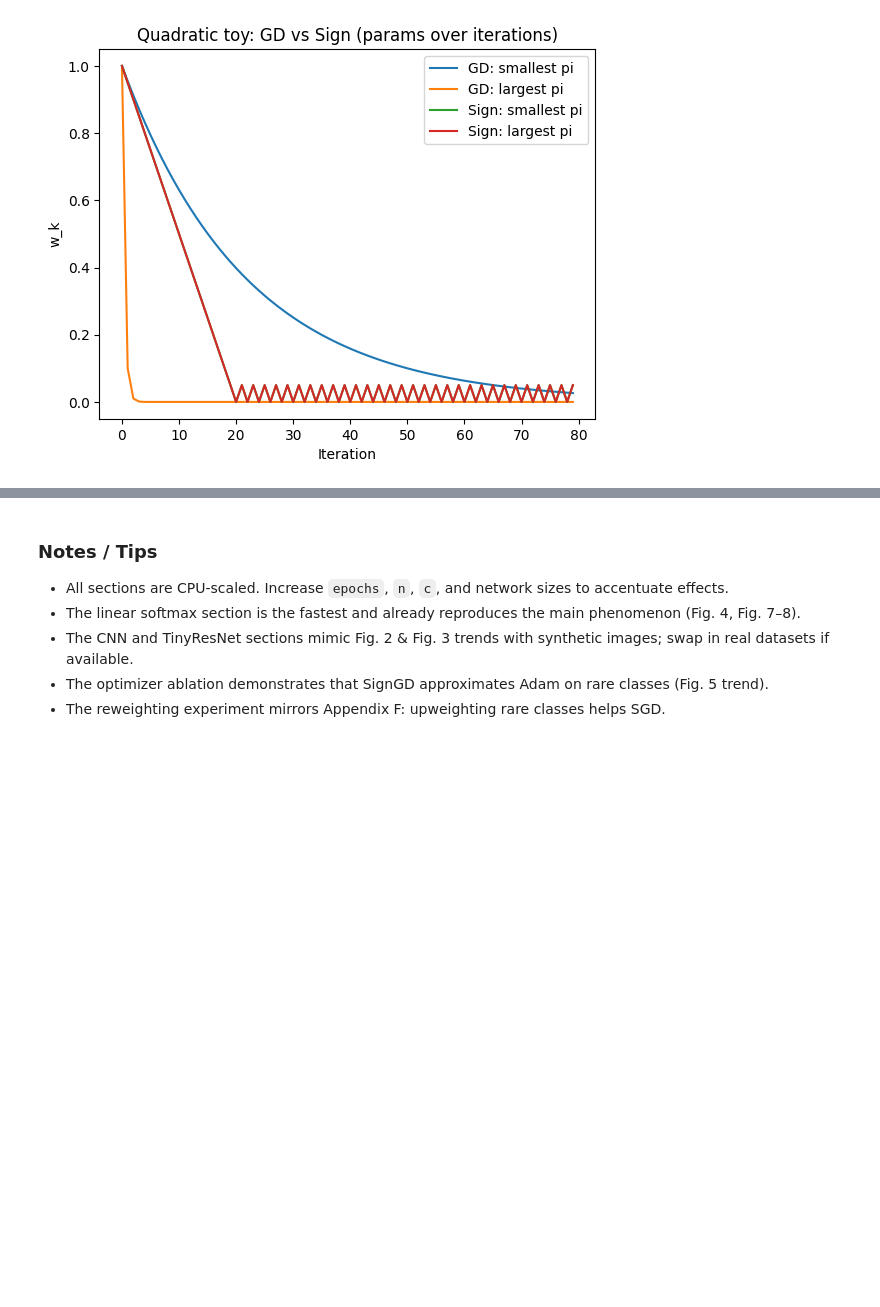
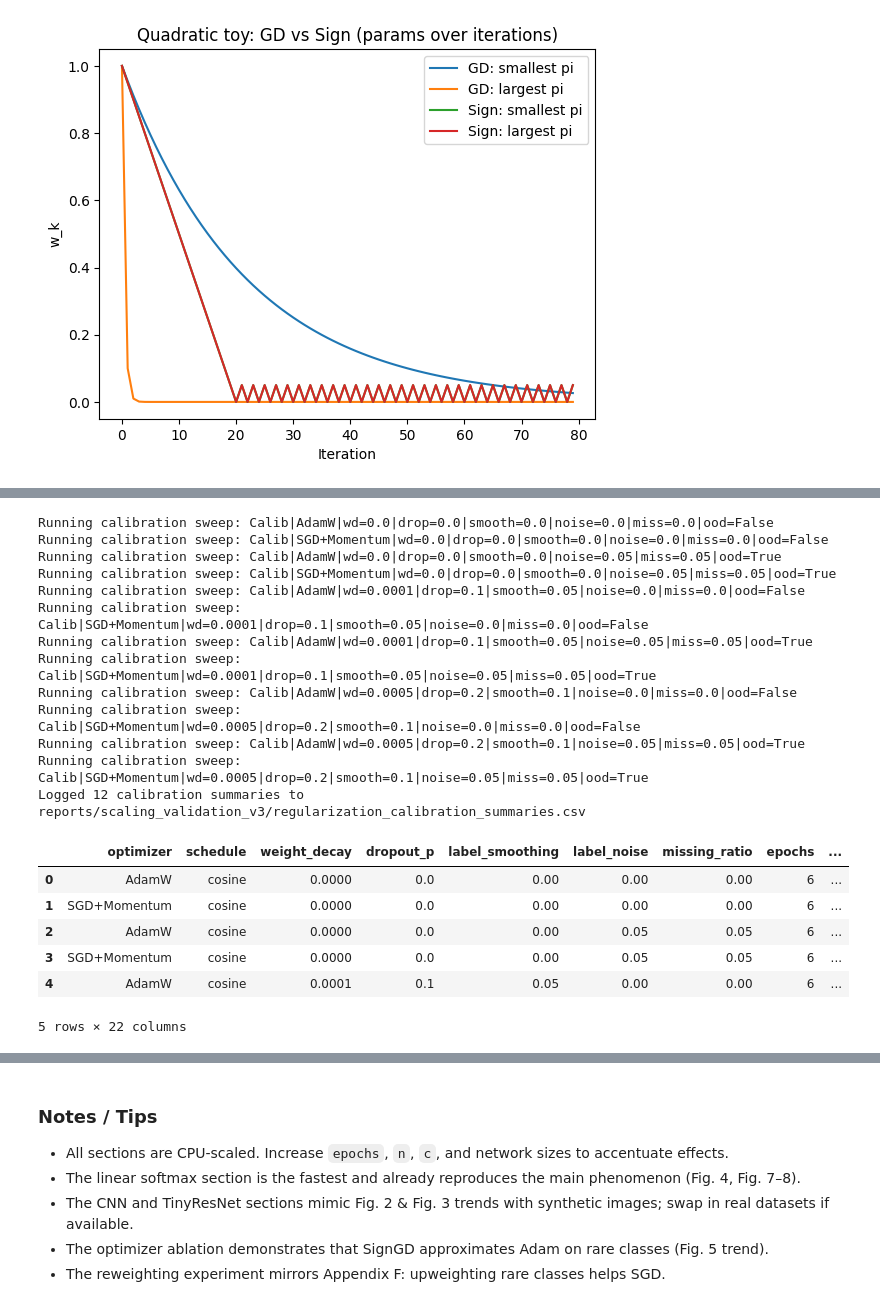
Before and after one commit to prashant2469/DSC-180a-Project-DL, a Jupyter notebook: dsc180adamvssgd.ipynb, the cells around one changed output, grey strips where cells are left out. Cells and saved outputs as stored; diff of their text form; code cells hidden in the pictures; blank space fills up the shorter version.

```diff
--- a/adam_vs_sgd_heavytail_reproduction1.ipynb
+++ b/dsc180adamvssgd.ipynb
@@ -840,0 +1391,67 @@ plt.legend(); plt.show()
+# %%
+# === Experiment Tier T3: Regularization & Calibration ===
+CALIBRATION_CSV_PATH = OUTPUT_DIR / "regularization_calibration_summaries.csv"
+
+calibration_rows: List[Dict[str, Any]] = []
+calibration_histories: Dict[str, List[Dict[str, Any]]] = {}
+
+calib_reg_grid = [
+    {"weight_decay": 0.0, "dropout_p": 0.0, "label_smoothing": 0.0},
+    {"weight_decay": 1e-4, "dropout_p": 0.1, "label_smoothing": 0.05},
+    {"weight_decay": 5e-4, "dropout_p": 0.2, "label_smoothing": 0.1},
+]
+calib_robust_grid = [
+    {"label_noise": 0.0, "missing_ratio": 0.0, "include_ood": False},
+    {"label_noise": 0.05, "missing_ratio": 0.05, "include_ood": True},
+]
+
+for reg_cfg in calib_reg_grid:
+    for robust_cfg in calib_robust_grid:
+        for optim_name in ["AdamW", "SGD+Momentum"]:
+            config_id = f"Calib|{optim_name}|wd={reg_cfg['weight_decay']}|drop={reg_cfg['dropout_p']}|smooth={reg_cfg['label_smoothing']}|noise={robust_cfg['label_noise']}|miss={robust_cfg['missing_ratio']}|ood={robust_cfg['include_ood']}"
+            print(f"Running calibration sweep: {config_id}")
+            history, summary = run_extended_experiment(
+                base_dataset=base_extended_dataset,
+                model_factory=model_registry["TinyCNN"],
+                optimizer_name=optim_name,
+                schedule_name="cosine",
+                lr=4e-4 if optim_name == "AdamW" else 5e-3,
+                subset_size=1400,
+                epochs=6,
+                seed=99,
+                **reg_cfg,
+                **robust_cfg,
+            )
+            calibration_histories[config_id] = history
+            summary.update({
+                "config_id": config_id,
+                "optimizer": optim_name,
+                "schedule": "cosine",
+            })
+            calibration_rows.append(summary)
+
+calibration_df = pd.DataFrame(calibration_rows)
+calibration_df.to_csv(CALIBRATION_CSV_PATH, index=False)
+print(f"Logged {len(calibration_rows)} calibration summaries to {CALIBRATION_CSV_PATH}")
+calibration_df.head()
+# %% [output]
+Running calibration sweep: Calib|AdamW|wd=0.0|drop=0.0|smooth=0.0|noise=0.0|miss=0.0|ood=False
+Running calibration sweep: Calib|SGD+Momentum|wd=0.0|drop=0.0|smooth=0.0|noise=0.0|miss=0.0|ood=False
+Running calibration sweep: Calib|AdamW|wd=0.0|drop=0.0|smooth=0.0|noise=0.05|miss=0.05|ood=True
+Running calibration sweep: Calib|SGD+Momentum|wd=0.0|drop=0.0|smooth=0.0|noise=0.05|miss=0.05|ood=True
+Running calibration sweep: Calib|AdamW|wd=0.0001|drop=0.1|smooth=0.05|noise=0.0|miss=0.0|ood=False
+Running calibration sweep: Calib|SGD+Momentum|wd=0.0001|drop=0.1|smooth=0.05|noise=0.0|miss=0.0|ood=False
+Running calibration sweep: Calib|AdamW|wd=0.0001|drop=0.1|smooth=0.05|noise=0.05|miss=0.05|ood=True
+Running calibration sweep: Calib|SGD+Momentum|wd=0.0001|drop=0.1|smooth=0.05|noise=0.05|miss=0.05|ood=True
+Running calibration sweep: Calib|AdamW|wd=0.0005|drop=0.2|smooth=0.1|noise=0.0|miss=0.0|ood=False
+Running calibration sweep: Calib|SGD+Momentum|wd=0.0005|drop=0.2|smooth=0.1|noise=0.0|miss=0.0|ood=False
+Running calibration sweep: Calib|AdamW|wd=0.0005|drop=0.2|smooth=0.1|noise=0.05|miss=0.05|ood=True
+Running calibration sweep: Calib|SGD+Momentum|wd=0.0005|drop=0.2|smooth=0.1|noise=0.05|miss=0.05|ood=True
+Logged 12 calibration summaries to reports/scaling_validation_v3/regularization_calibration_summaries.csv
+|  | optimizer | schedule | weight_decay | dropout_p | label_smoothing | label_noise | missing_ratio | epochs | ... |
+| 0 | AdamW | cosine | 0.0000 | 0.0 | 0.00 | 0.00 | 0.00 | 6 | ... |
+| 1 | SGD+Momentum | cosine | 0.0000 | 0.0 | 0.00 | 0.00 | 0.00 | 6 | ... |
+| 2 | AdamW | cosine | 0.0000 | 0.0 | 0.00 | 0.05 | 0.05 | 6 | ... |
+| 3 | SGD+Momentum | cosine | 0.0000 | 0.0 | 0.00 | 0.05 | 0.05 | 6 | ... |
+| 4 | AdamW | cosine | 0.0001 | 0.1 | 0.05 | 0.00 | 0.00 | 6 | ... |
+5 rows × 22 columns
```
Also changed, not shown: parts of 12 cells of this notebook, 4 other files.
